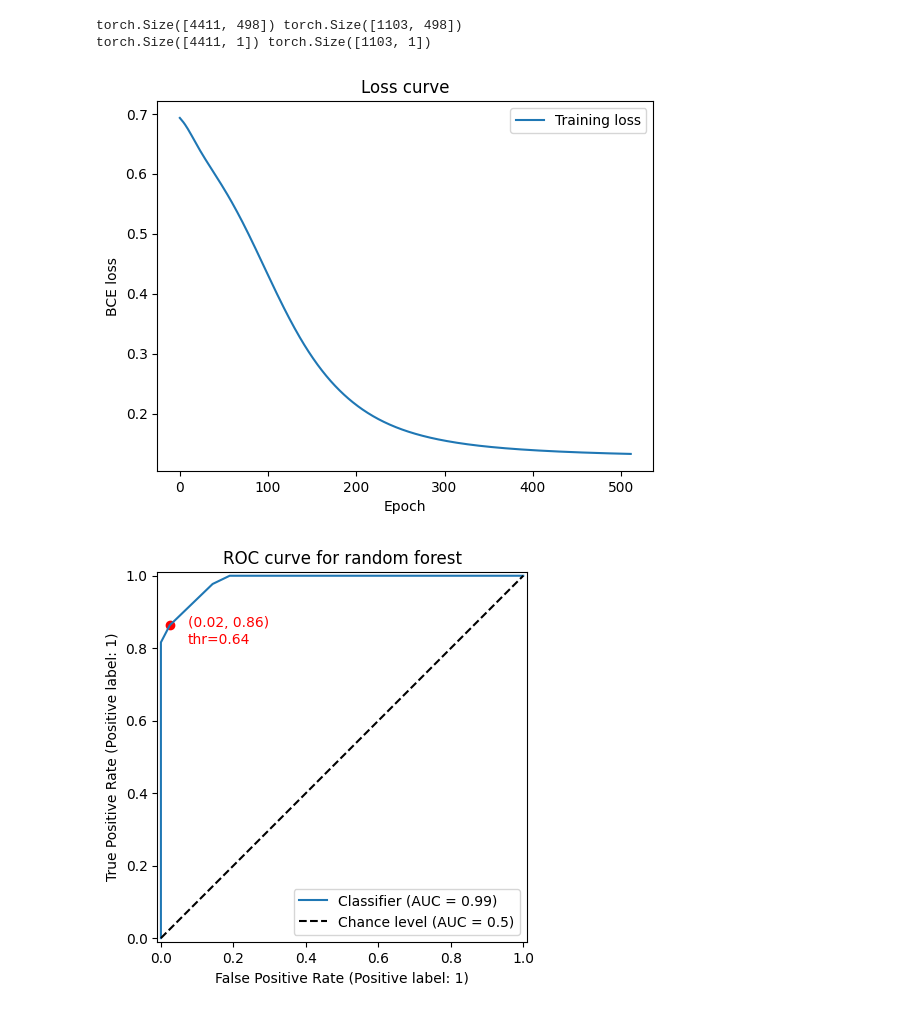
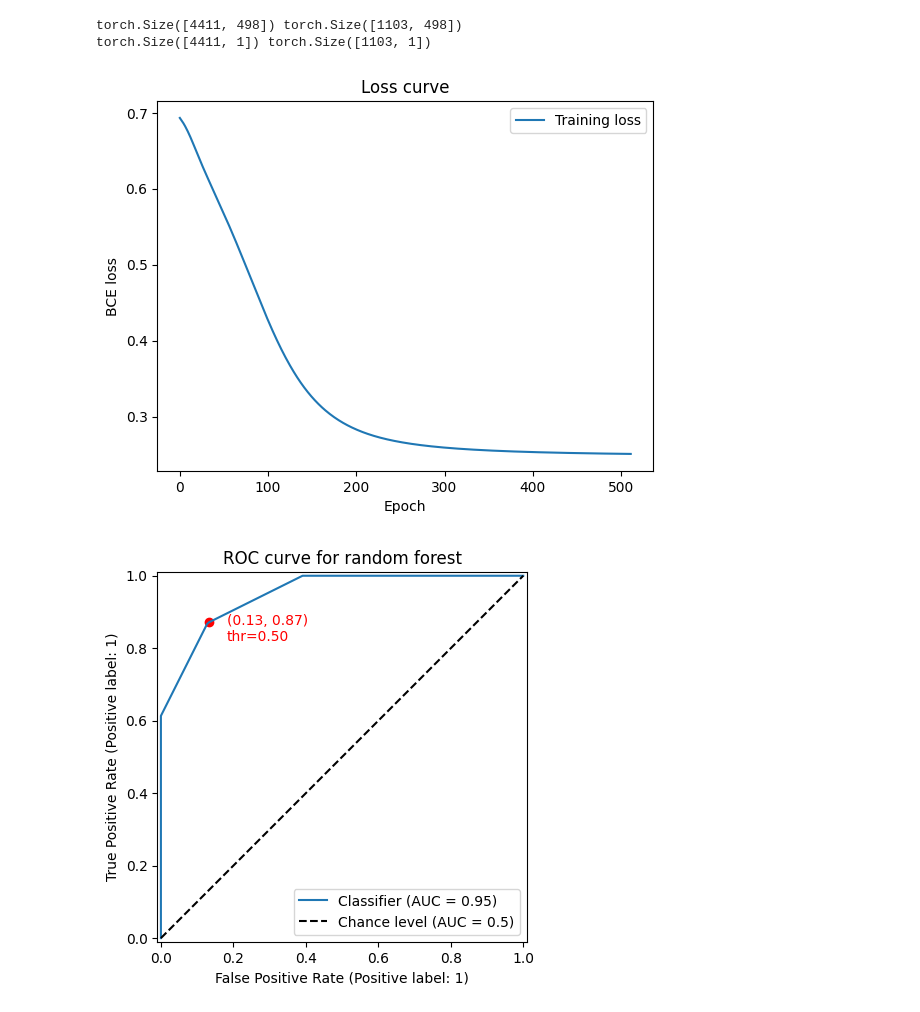
Before and after one commit to dyao13/580_475_FA25, a Jupyter notebook: analysis/analysis.ipynb, the cells around one changed output. Saved outputs shown, nothing was run; the diff lists cells and outputs as text; code cells hidden in the pictures.

```diff
--- a/analysis/analysis.ipynb
+++ b/analysis/analysis.ipynb
@@ -19,7 +39,12 @@ from sklearn.metrics import accuracy_score
 # %%
+# set input/output paths
+data_dir = os.path.join(os.getcwd(), '../data')
+output_dir = os.path.join(os.getcwd(), '../output')
+model_dir = os.path.join(os.getcwd(), '../models')
+
 # load data from csv
 try:
-    file_path = os.path.join(os.getcwd(), '../data/data.csv')
+    file_path = os.path.join(data_dir, 'data.csv')
     df = pd.read_csv(file_path)
 except Exception as e:
     df = pd.DataFrame()
@@ -82,17 +147,14 @@ encoder = OneHotEncoder(
         names,
         names,
         names,
-        names,], drop=None, handle_unknown='ignore', sparse_output=False)
+        names,],
+    sparse_output=False)
 
 X = df[['mode', 'b1','b2','b3','r1','r2','r3']]
 X = encoder.fit_transform(X)
-y = df['y'].values
 
 # save one-hot encoder
-dump(encoder, os.path.join(os.getcwd(), '../models/encoder.joblib'))
+dump(encoder, os.path.join(model_dir, 'encoder.joblib'))
 
-# split train-test 80-20
-X_train, X_test, y_train, y_test = train_test_split(X, y, test_size=0.2, random_state=42)
-
-print(X_train.shape, X_test.shape)
-print(y_train.shape, y_test.shape)
+# split labels from predictors
+y = df['y'].values
@@ -101,0 +165,6 @@ print(y_train.shape, y_test.shape)
+# %%
+# split train-test 80-20
+X_train, X_test, y_train, y_test = train_test_split(X, y, test_size=0.2, shuffle=False)
+
+print(X_train.shape, X_test.shape)
+print(y_train.shape, y_test.shape)
@@ -290,40 +380,39 @@ torch.manual_seed(42)
 # create neural network
 nn_model = Net(X_train.shape[1])
 optimizer = torch.optim.Adam(nn_model.parameters(), lr=3e-3)
 loss_fn = nn.BCELoss()
 
 # track training loss
 training_loss = []
 
 # train model
 num_epochs = 512
 
 for epoch in tqdm(range(num_epochs)):
     optimizer.zero_grad()
     y_pred = nn_model(X_train)
     loss = loss_fn(y_pred, y_train)
     loss.backward()
     optimizer.step()
 
     epoch_loss = loss.item()
     training_loss.append(epoch_loss)
 
 # save model
-torch.save(nn_model, os.path.join(os.getcwd(), '../models/nn.pth'))
+torch.save(nn_model, os.path.join(model_dir, 'nn.pth'))
 
 # plot training loss
 plt.figure()
 plt.plot(range(num_epochs), training_loss)
-# plt.plot(range(0, num_epochs, 50), testing_acc)
-plt.title("Loss curve")
+plt.title('Loss curve')
 plt.legend(['Training loss'])
-plt.xlabel("Epoch")
-plt.ylabel("BCE loss")
-plt.savefig(os.path.join(os.getcwd(), "../output/nn_loss_curve.png"))
+plt.xlabel('Epoch')
+plt.ylabel('BCE loss')
+plt.savefig(os.path.join(output_dir, 'nn_loss_curve.png'))
 plt.show()
 plt.close()
 # %% [output]
-[figure, old version]
+[figure, new version]
 # %%
 # find operating point
 with torch.no_grad():
@@ -338,13 +427,13 @@ nn_op_pnt = thresholds[op_idx]
 RocCurveDisplay.from_predictions(y_train, y_proba, plot_chance_level=True)
 plt.scatter(fpr[op_idx], tpr[op_idx], color='red')
 plt.text(fpr[op_idx] + 0.05, tpr[op_idx] - 0.05,
-         f"({fpr[op_idx]:.2f}, {tpr[op_idx]:.2f})\nthr={thresholds[op_idx]:.2f}",
+         f'({fpr[op_idx]:.2f}, {tpr[op_idx]:.2f})\nthr={thresholds[op_idx]:.2f}',
          color='red', fontsize=10)
-plt.title("ROC curve for random forest")
+plt.title('ROC curve for random forest')
 plt.show()
 plt.close()
 # %% [output]
-[figure, old version]
+[figure, new version]
 # %%
 # report training performance
 with torch.no_grad():
```
Also changed, not shown: parts of 27 cells of this notebook, 25 other files.
